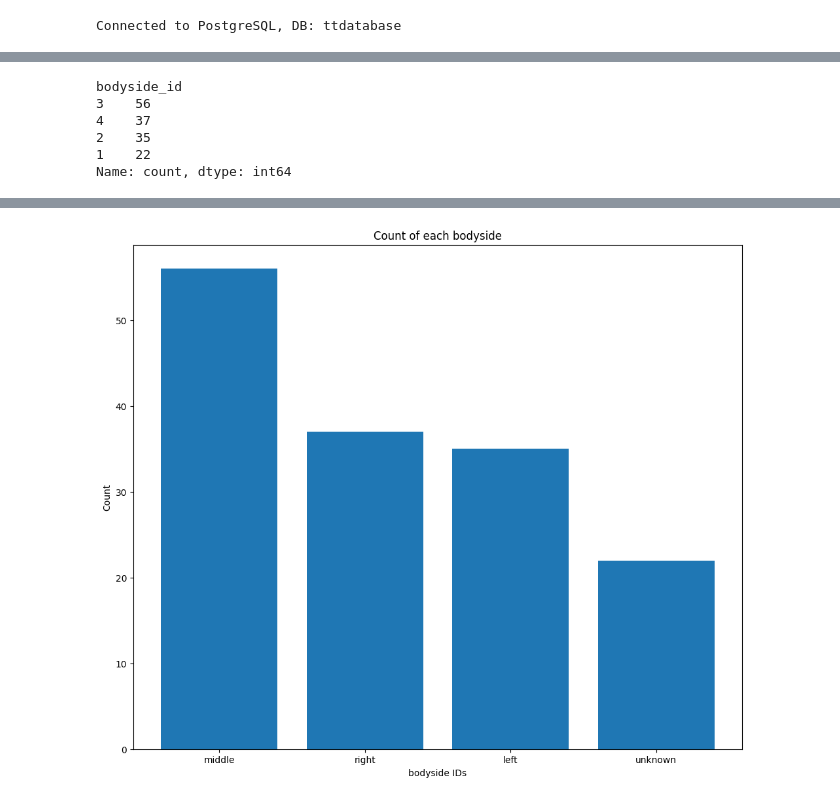
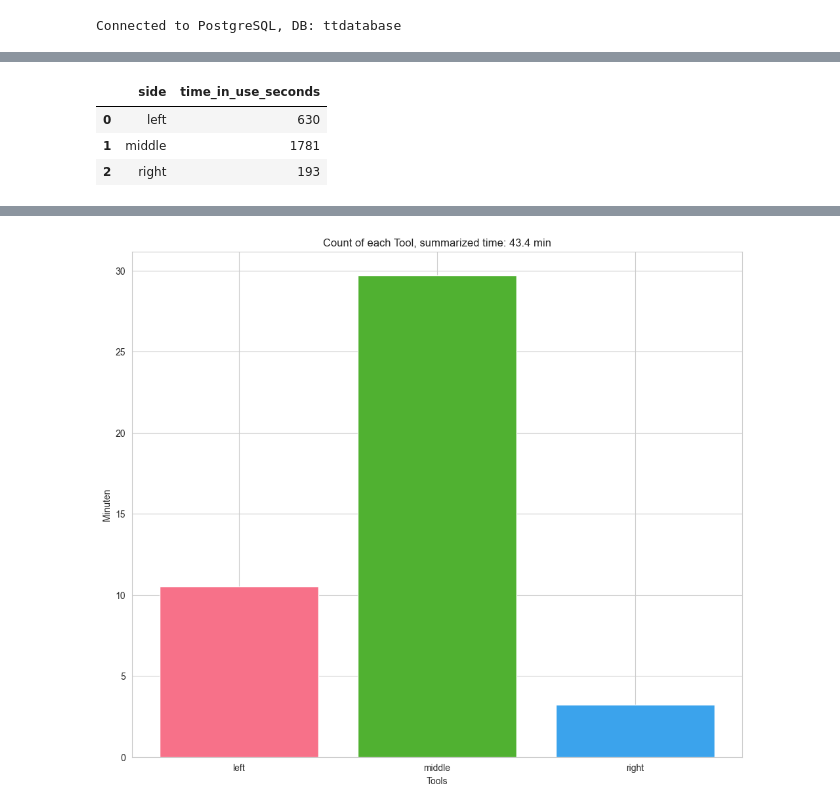
Before and after one commit to kaasimir/tensionterminator, a Jupyter notebook: notebooks/db_statistik/bodyside_stats.ipynb, the cells around one changed output, grey strips where cells are left out. Saved outputs shown, nothing was run; the diff lists cells and outputs as text; code cells hidden in the pictures.

Commit message:
added some diagramms

```diff
--- a/notebooks/db_statistik/bodyside_stats.ipynb
+++ b/notebooks/db_statistik/bodyside_stats.ipynb
@@ -1,14 +1,16 @@
 # %%
+from getpass import getpass
 import numpy as np
 import matplotlib.pyplot as plt
 import pandas as pd
 import db_builder.db_handler as dbh
 import logging
+import seaborn as sns
 
 logging.getLogger('sqlalchemy').setLevel(logging.WARNING)
 db_params = {
     'user': 'postgres',
-    'password': input('Please enter DB pw'),  # enter your DB password
+    'password': getpass('Please enter DB pw'),  # enter your DB password
     'host': 'localhost',  # 'localhost' or IP address
     'port': '5432',  # '5432'
     'database': 'ttdatabase',  #tensionTerminator
@@ -27,6 +29,6 @@ def get_tools(id):
     tool_loc = tools_df.loc[tools_df['id'] == id].values
     return f"{tool_loc[0][1]}"
 # %%
-tools_loop_association_df = table_to_df('bodyside_loop_association')
-tools_df = table_to_df('bodyside')
+bodyside_loop_association_df = table_to_df('bodyside_loop_association').dropna()
+bodyside_df = table_to_df('bodyside').dropna()
 # %% [output]
@@ -74,2 +89,5 @@ tools_loop_association_df
 # %%
-value_count_tools = tools_loop_association_df['bodyside_id'].value_counts()
+bodyside_df['time_in_use'] = pd.to_datetime(bodyside_df['time_in_use'], format='%H:%M:%S')
+bodyside_df['time_in_use_seconds'] = bodyside_df['time_in_use'].dt.hour * 3600 + bodyside_df['time_in_use'].dt.minute * 60 + bodyside_df['time_in_use'].dt.second
+
+bodyside_df
@@ -76,23 +108,21 @@ value_count_tools = tools_loop_association_df['bodyside_id'].value_counts()
 # %%
-value_count_tools
+time_sum_per_bodyside = bodyside_df.groupby('side')['time_in_use_seconds'].sum().reset_index()
+time_sum_per_bodyside
 # %% [output]
-bodyside_id
-3    56
-4    37
-2    35
-1    22
-Name: count, dtype: int64
+|  | side | time_in_use_seconds |
+| 0 | left | 630 |
+| 1 | middle | 1781 |
+| 2 | right | 193 |
 # %%
-value_count_tools = tools_loop_association_df['bodyside_id'].value_counts()
-tool_ids = [get_tools(x) for x in value_count_tools.index]
-tool_counts = value_count_tools.values
+colors = sns.color_palette('husl', n_colors=len(time_sum_per_bodyside))
 
 plt.figure(figsize=(12, 10))
 
-plt.bar(tool_ids, tool_counts)
-plt.xlabel('bodyside IDs')
-plt.ylabel('Count')
-plt.title('Count of each bodyside')
+plt.bar(time_sum_per_bodyside['side'], time_sum_per_bodyside['time_in_use_seconds']/60, color=colors)
+
+plt.xlabel('Tools')
+plt.ylabel('Minuten')
+plt.title(f"Count of each Tool, summarized time: {time_sum_per_bodyside['time_in_use_seconds'].sum()/60} min")
 
 plt.show()
 # %% [output]
@@ -116 +129 @@ FROM bodyside
-[figure, old version]
+[figure, new version]
```
Also changed, not shown: parts of 6 cells of this notebook, 5 other files.
